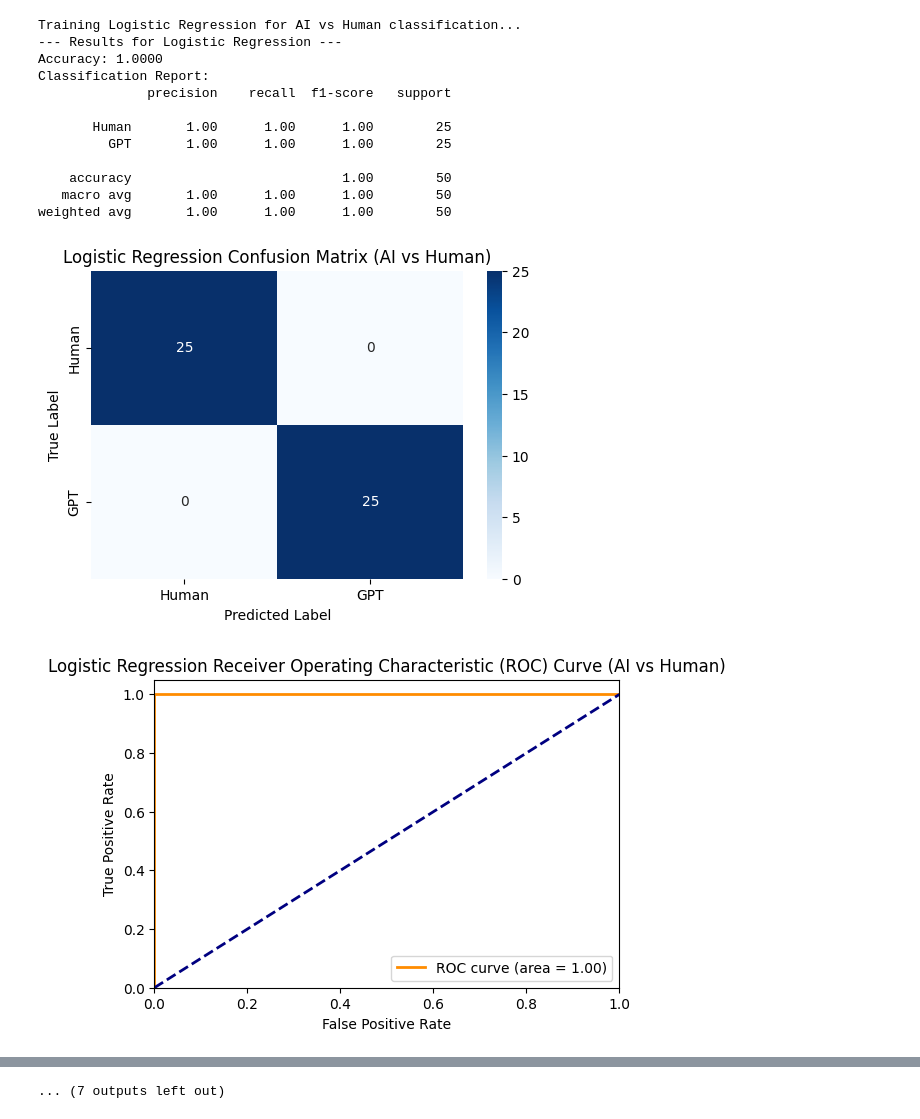
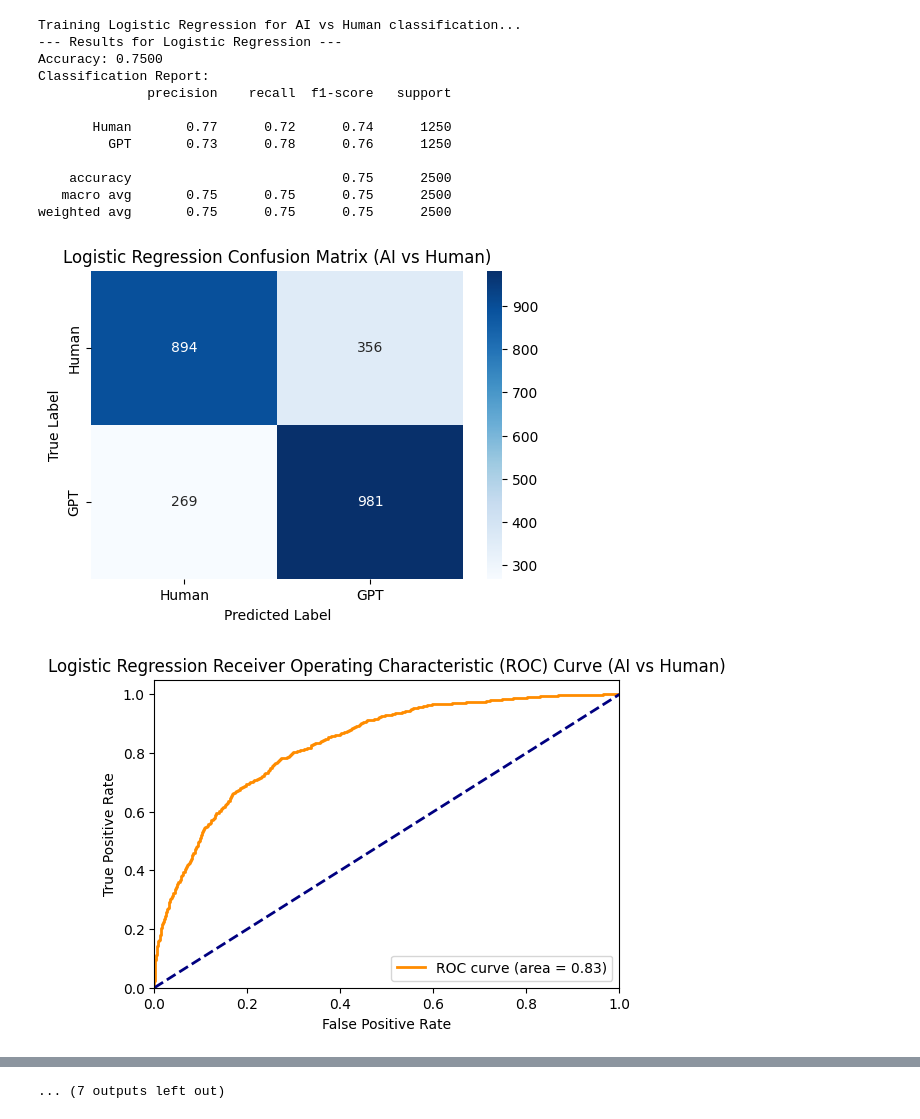
Before and after one commit to mihretabn7/AI_Generated_Fake_news_Detection, a Jupyter notebook: AI_GENERATED_FAKE_NEWS_DETECTION.ipynb, the cells around one changed output, grey strips where cells are left out. Cells and saved outputs as stored; diff of their text form; code cells hidden in the pictures.

Commit message:
optimized the code for better usage and separate the user input logic for test purpose

```diff
--- a/AI_GENERATED_FAKE_NEWS_DETECTION.ipynb
+++ b/AI_GENERATED_FAKE_NEWS_DETECTION.ipynb
@@ -13,23 +13,23 @@ from sklearn.metrics import confusion_matrix, roc_curve, auc
 import matplotlib.pyplot as plt
 import seaborn as sns
 
-%pip install transformers pandas numpy scikit-learn
+# %pip install transformers pandas numpy scikit-learn
 
 
 # --- Scenario 1: AI vs Human Text Classification Setup ---
 print("\n--- Scenario 1: AI vs Human Text Classification Setup ---")
 # Load the datasets
 try:
-    gpt_df = pd.read_csv('GPT.csv')
-    human_df = pd.read_csv('human.csv')
+    gpt_df = pd.read_csv('DataSets/GPT.csv')
+    human_df = pd.read_csv('DataSets/human.csv')
     print("GPT.csv and human.csv loaded successfully.")
 except FileNotFoundError:
     print("Make sure GPT.csv and human.csv are in the current directory.")
     # Create dummy data if files are not found
-    print("Creating dummy data for AI vs Human demonstration.")
-    gpt_df = pd.DataFrame({'text': [f'This is a GPT generated sentence {i}.' for i in range(100)], 'label': 1})
-    human_df = pd.DataFrame({'text': [f'This is a human written sentence {i}.' for i in range(100)], 'label': 0})
-    print("Dummy AI vs Human data created.")
+    # print("Creating dummy data for AI vs Human demonstration.")
+    # gpt_df = pd.DataFrame({'text': [f'This is a GPT generated sentence {i}.' for i in range(100)], 'label': 1})
+    # human_df = pd.DataFrame({'text': [f'This is a human written sentence {i}.' for i in range(100)], 'label': 0})
+    # print("Dummy AI vs Human data created.")
 
 
 # Add labels: 1 for GPT (AI), 0 for Human
@@ -120,21 +120,21 @@ print(results_ai[best_model_ai_name]['report'])
 print("\n--- Scenario 2: Fake vs Real News Classification Setup ---")
 # Load the datasets
 try:
-  df_train_fake = pd.read_csv('fake_news_train.csv')
-  df_test_fake = pd.read_csv('fake_news_test.csv') # Test set without labels for final prediction
+  df_train_fake = pd.read_csv('DataSets/fake_news_train.csv')
+  df_test_fake = pd.read_csv('DataSets/fake_news_test.csv') # Test set without labels for final prediction
   print("fake_news_train.csv and fake_news_test.csv loaded successfully.")
 except FileNotFoundError:
   print("Make sure fake_news_train.csv and fake_news_test.csv are in the current directory.")
   # Create dummy data if files are not found
-  print("Creating dummy data for Fake News demonstration.")
-  df_train_fake = pd.DataFrame({
-      'text': [f'Real news story {i}.' for i in range(100)] + [f'Fake news sensational headline {i}.' for i in range(100)],
-      'label': [0] * 100 + [1] * 100
-      })
-  df_test_fake = pd.DataFrame({
-      'text': [f'Another news story {i}.' for i in range(50)] # Test set without labels
-      })
-  print("Dummy Fake News data created.")
+#   print("Creating dummy data for Fake News demonstration.")
+#   df_train_fake = pd.DataFrame({
+#       'text': [f'Real news story {i}.' for i in range(100)] + [f'Fake news sensational headline {i}.' for i in range(100)],
+#       'label': [0] * 100 + [1] * 100
+#       })
+#   df_test_fake = pd.DataFrame({
+#       'text': [f'Another news story {i}.' for i in range(50)] # Test set without labels
+#       })
+#   print("Dummy Fake News data created.")
 
 # Preprocessing
 # Drop missing values in training data
@@ -343,16 +341,16 @@ weighted avg       1.00      1.00      1.00        50
 Training Logistic Regression for AI vs Human classification...
 --- Results for Logistic Regression ---
-Accuracy: 1.0000
+Accuracy: 0.7500
 Classification Report:
               precision    recall  f1-score   support
 
-       Human       1.00      1.00      1.00        25
-         GPT       1.00      1.00      1.00        25
+       Human       0.77      0.72      0.74      1250
+         GPT       0.73      0.78      0.76      1250
 
-    accuracy                           1.00        50
-   macro avg       1.00      1.00      1.00        50
-weighted avg       1.00      1.00      1.00        50
+    accuracy                           0.75      2500
+   macro avg       0.75      0.75      0.75      2500
+weighted avg       0.75      0.75      0.75      2500
-[figure, old version]
+[figure, new version]
-[figure, old version]
+[figure, new version]
 Training Support Vector Machine (Linear Kernel) for AI vs Human classification...
 --- Results for Support Vector Machine (Linear Kernel) ---
```
Also changed, not shown: parts of 2 cells of this notebook, 8 other files.
